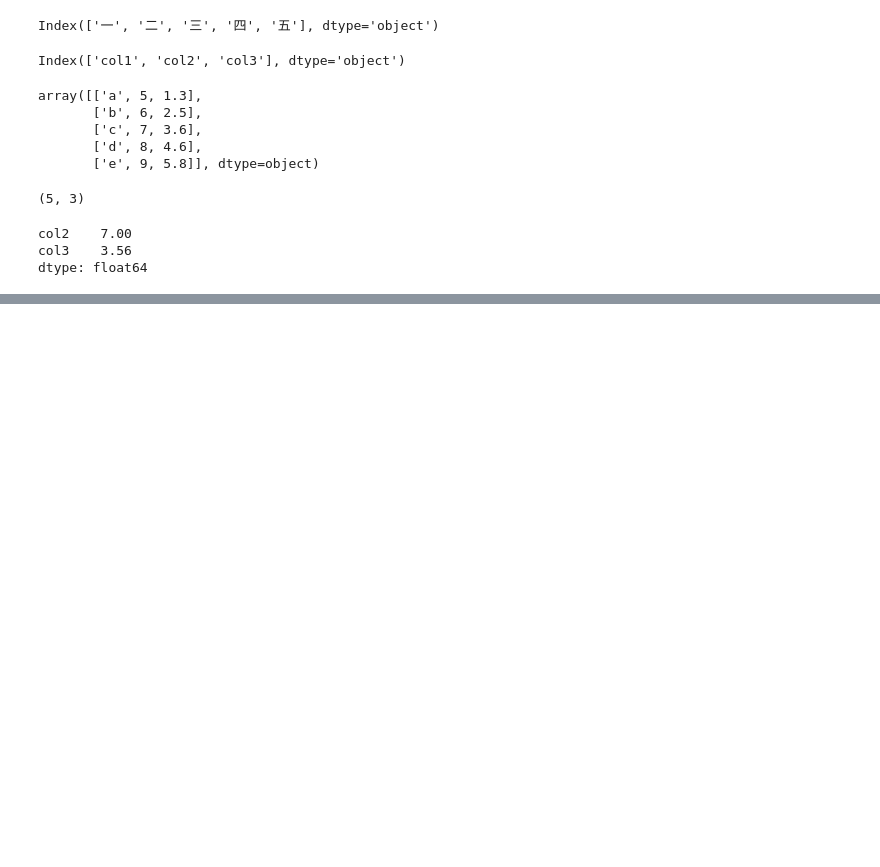
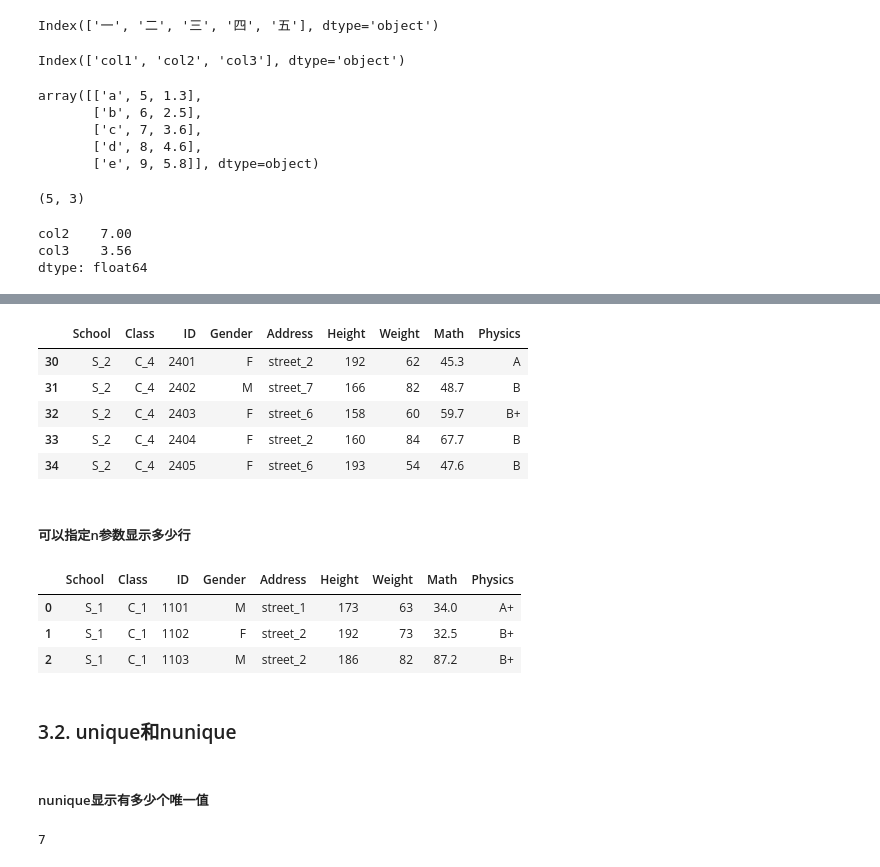
Before and after one commit to NorthblueM/Learning, a Jupyter notebook: Datawhale-Pandas/chapter1-Pandas基础.ipynb, the cells around one changed output, grey strips where cells are left out. Drawn from its saved outputs; the diff is of its cells as text; code cells hidden in the pictures; blank space fills up the shorter version.

```diff
--- a/Datawhale-Pandas/chapter1-Pandas基础.ipynb
+++ b/Datawhale-Pandas/chapter1-Pandas基础.ipynb
@@ -221,0 +353,26 @@ df1-df2 #由于索引对齐，因此结果不是0
+# %%
+df.tail() # 尾巴
+# %% [output]
+|  | School | Class | ID | Gender | Address | Height | Weight | Math | Physics |
+| 30 | S_2 | C_4 | 2401 | F | street_2 | 192 | 62 | 45.3 | A |
+| 31 | S_2 | C_4 | 2402 | M | street_7 | 166 | 82 | 48.7 | B |
+| 32 | S_2 | C_4 | 2403 | F | street_6 | 158 | 60 | 59.7 | B+ |
+| 33 | S_2 | C_4 | 2404 | F | street_2 | 160 | 84 | 67.7 | B |
+| 34 | S_2 | C_4 | 2405 | F | street_6 | 193 | 54 | 47.6 | B |
+# %% [markdown]
+##### 可以指定n参数显示多少行
+# %%
+df.head(3)
+# %% [output]
+|  | School | Class | ID | Gender | Address | Height | Weight | Math | Physics |
+| 0 | S_1 | C_1 | 1101 | M | street_1 | 173 | 63 | 34.0 | A+ |
+| 1 | S_1 | C_1 | 1102 | F | street_2 | 192 | 73 | 32.5 | B+ |
+| 2 | S_1 | C_1 | 1103 | M | street_2 | 186 | 82 | 87.2 | B+ |
+# %% [markdown]
+### 3.2. unique和nunique
+# %% [markdown]
+##### nunique显示有多少个唯一值
+# %%
+df['Physics'].nunique()
+# %% [output]
+7
```
Also changed, not shown: parts of 91 cells of this notebook.
